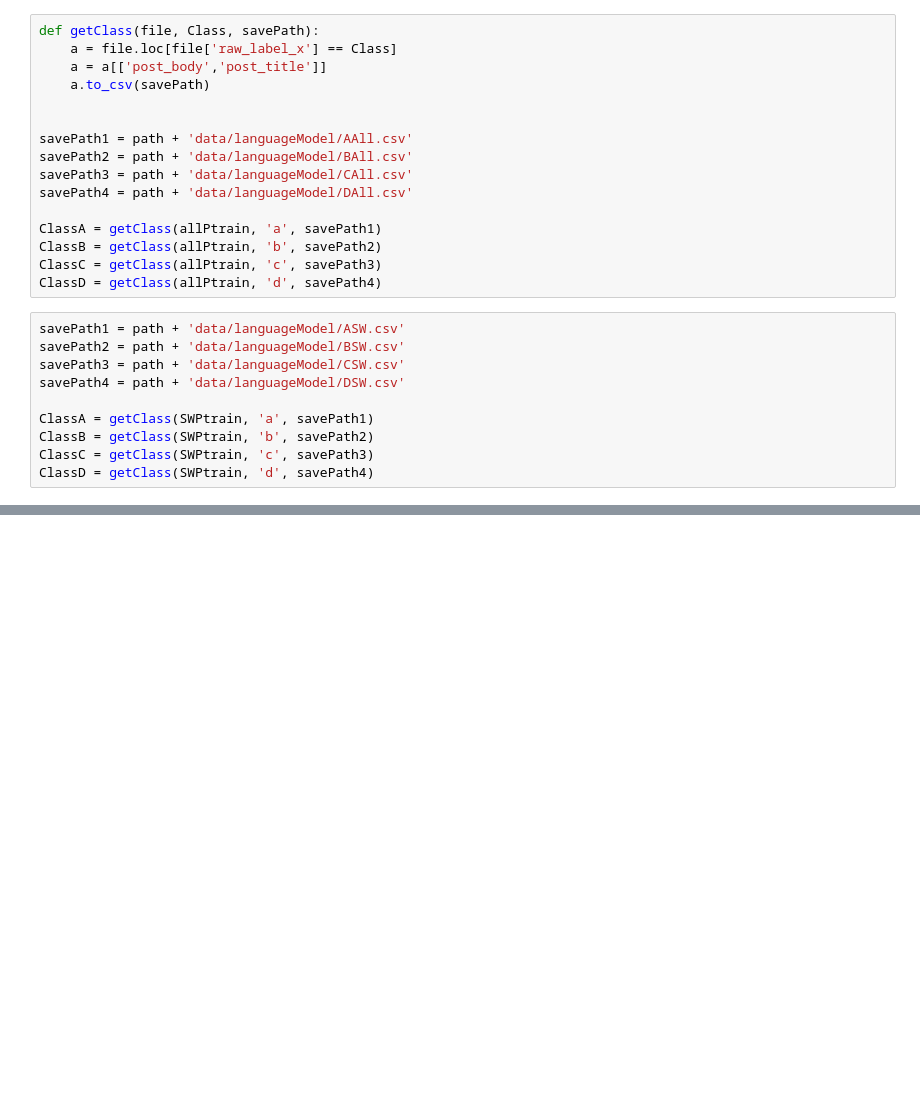
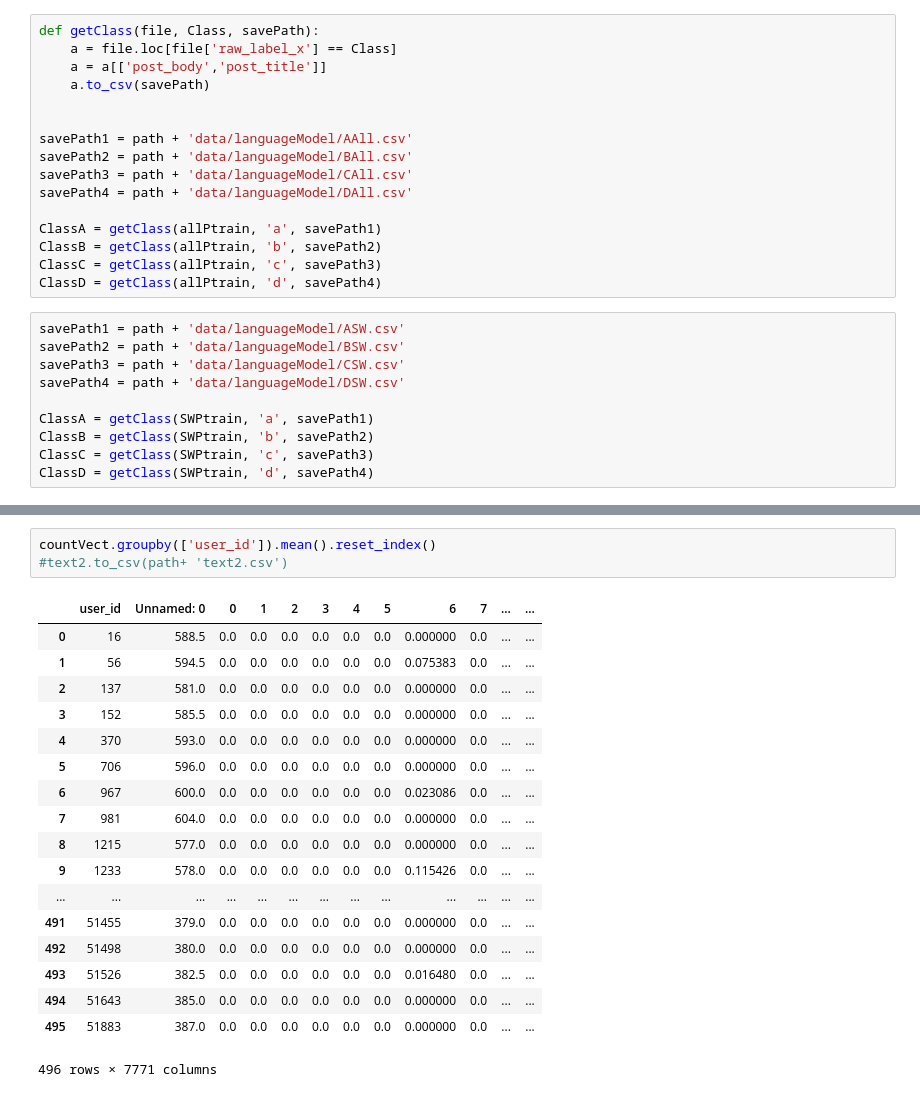
Before and after one commit to luciasalar/suicideDetection, a Jupyter notebook: features/Models.ipynb, the cells around one changed output, grey strips where cells are left out. Drawn from its saved outputs; the diff is of its cells as text; blank space fills up the shorter version.

```diff
--- a/features/Models.ipynb
+++ b/features/Models.ipynb
@@ -210,0 +238,22 @@ ClassD = getClass(SWPtrain, 'd', savePath4)
+# %%
+countVect.groupby(['user_id']).mean().reset_index()
+#text2.to_csv(path+ 'text2.csv')
+# %% [output]
+|  | user_id | Unnamed: 0 | 0 | 1 | 2 | 3 | 4 | 5 | 6 | 7 | ... | ... |
+| 0 | 16 | 588.5 | 0.0 | 0.0 | 0.0 | 0.0 | 0.0 | 0.0 | 0.000000 | 0.0 | ... | ... |
+| 1 | 56 | 594.5 | 0.0 | 0.0 | 0.0 | 0.0 | 0.0 | 0.0 | 0.075383 | 0.0 | ... | ... |
+| 2 | 137 | 581.0 | 0.0 | 0.0 | 0.0 | 0.0 | 0.0 | 0.0 | 0.000000 | 0.0 | ... | ... |
+| 3 | 152 | 585.5 | 0.0 | 0.0 | 0.0 | 0.0 | 0.0 | 0.0 | 0.000000 | 0.0 | ... | ... |
+| 4 | 370 | 593.0 | 0.0 | 0.0 | 0.0 | 0.0 | 0.0 | 0.0 | 0.000000 | 0.0 | ... | ... |
+| 5 | 706 | 596.0 | 0.0 | 0.0 | 0.0 | 0.0 | 0.0 | 0.0 | 0.000000 | 0.0 | ... | ... |
+| 6 | 967 | 600.0 | 0.0 | 0.0 | 0.0 | 0.0 | 0.0 | 0.0 | 0.023086 | 0.0 | ... | ... |
+| 7 | 981 | 604.0 | 0.0 | 0.0 | 0.0 | 0.0 | 0.0 | 0.0 | 0.000000 | 0.0 | ... | ... |
+| 8 | 1215 | 577.0 | 0.0 | 0.0 | 0.0 | 0.0 | 0.0 | 0.0 | 0.000000 | 0.0 | ... | ... |
+| 9 | 1233 | 578.0 | 0.0 | 0.0 | 0.0 | 0.0 | 0.0 | 0.0 | 0.115426 | 0.0 | ... | ... |
+| ... | ... | ... | ... | ... | ... | ... | ... | ... | ... | ... | ... | ... |
+| 491 | 51455 | 379.0 | 0.0 | 0.0 | 0.0 | 0.0 | 0.0 | 0.0 | 0.000000 | 0.0 | ... | ... |
+| 492 | 51498 | 380.0 | 0.0 | 0.0 | 0.0 | 0.0 | 0.0 | 0.0 | 0.000000 | 0.0 | ... | ... |
+| 493 | 51526 | 382.5 | 0.0 | 0.0 | 0.0 | 0.0 | 0.0 | 0.0 | 0.016480 | 0.0 | ... | ... |
+| 494 | 51643 | 385.0 | 0.0 | 0.0 | 0.0 | 0.0 | 0.0 | 0.0 | 0.000000 | 0.0 | ... | ... |
+| 495 | 51883 | 387.0 | 0.0 | 0.0 | 0.0 | 0.0 | 0.0 | 0.0 | 0.000000 | 0.0 | ... | ... |
+496 rows × 7771 columns
```
Also changed, not shown: parts of 5 cells of this notebook, 10 other files.
